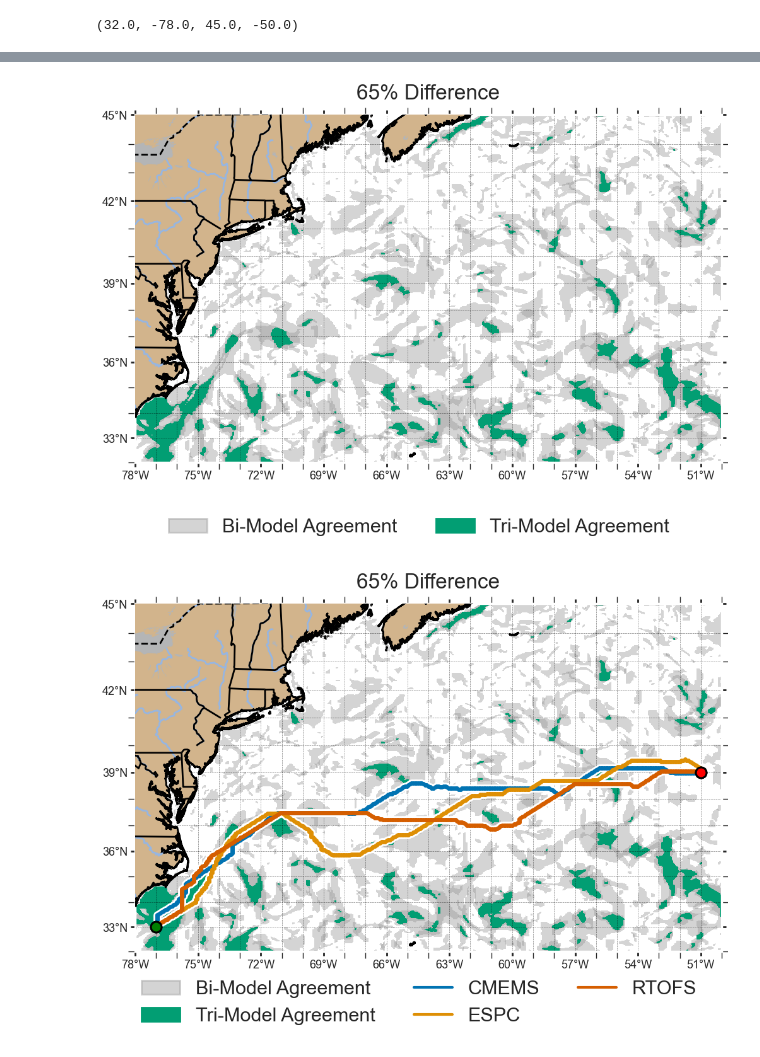
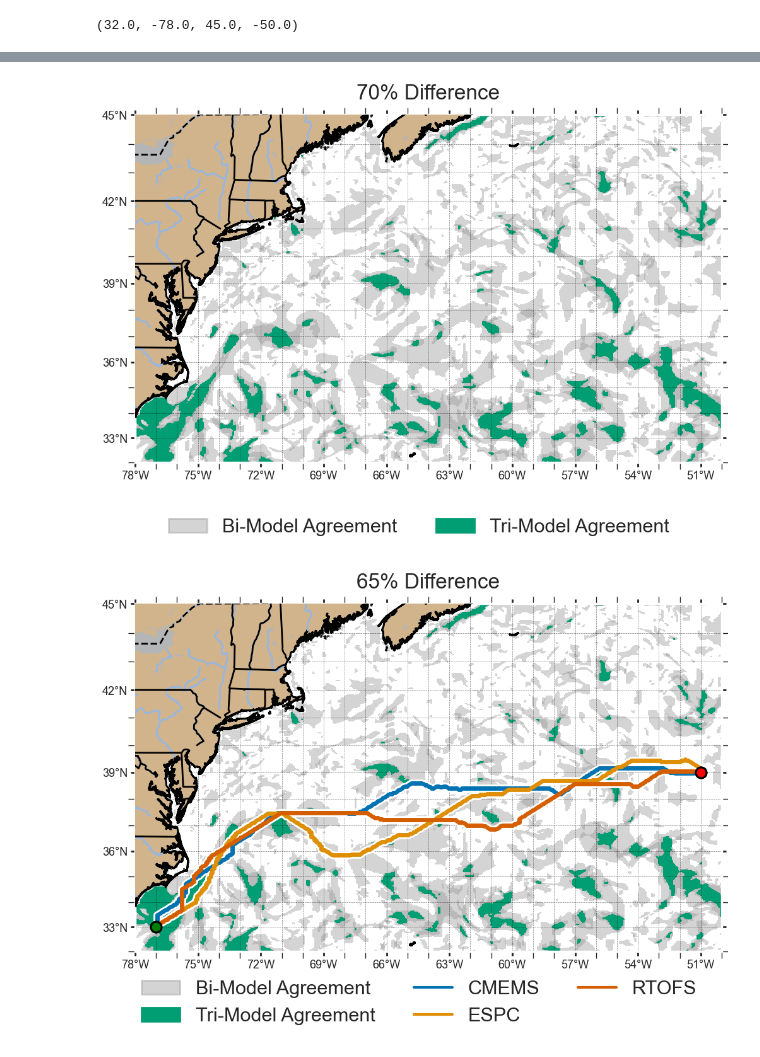
Before and after one commit to mlearn14/GGS, a Jupyter notebook: agreement.ipynb, the cells around one changed output, grey strips where cells are left out. Saved outputs shown, nothing was run; the diff lists cells and outputs as text; code cells hidden in the pictures.

```diff
--- a/agreement.ipynb
+++ b/agreement.ipynb
@@ -231,9 +231,9 @@ matrixfig = agreement_matrix(diff_list, thresholds, extent)
 # %%
-fig_number = 5
+fig_number = 4
 onefig = single_agreement_plot(diff_list, thresholds[fig_number], extent)
 # plt.savefig(f"products/{date_dir}/{mission_name}_agreement_{fig_number}.png", dpi=600, bbox_inches="tight")
 # %% [output]
-[figure, old version]
+[figure, new version]
 # %%
 olist = []
 for n in nlist:
```
Also changed, not shown: parts of 2 cells of this notebook.
